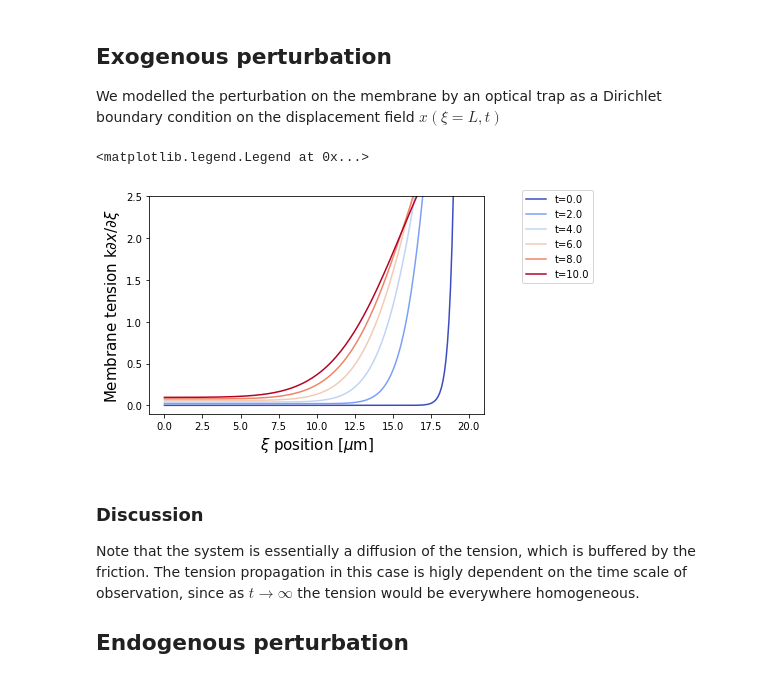
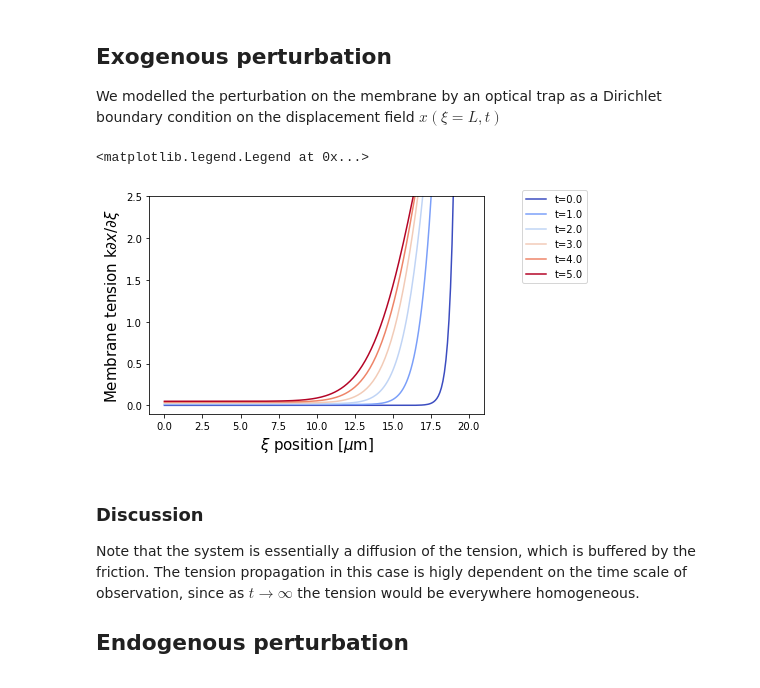
Before and after one commit to VirtualEmbryo/membrane-cortex-tension, a Jupyter notebook: main.ipynb, the cells around one changed output. Saved outputs shown, nothing was run; the diff lists cells and outputs as text; code cells hidden in the pictures.

```diff
--- a/main.ipynb
+++ b/main.ipynb
@@ -103,7 +103,7 @@ imposed_displacement = 0.01 * L    # [um]  imposed displacement 5% of the membra
 imposed_velocity = 0.0
 time_step = 0.1
 
-tf = 10
+tf = 5
 average_force = []
 time_current = 0
 i = 0
@@ -127,35 +127,35 @@ def right_end(x, on_boundary):
 bc = ([DirichletBC(problem.Q, Constant((0.,0.)), left_end),
                 DirichletBC(problem.Q.sub(1), problem.imposed_velocity, right_end),
                 DirichletBC(problem.Q.sub(0), problem.imposed_displacement, right_end)])
 
 
 fig1 = plt.figure(1)
 
 
 while time_current< tf:
 
         problem.solve(bc)
         membrane_force = project(k*problem.q_solution.sub(0).dx(0), problem.Q.sub(0).collapse())
         average_force= np.append(average_force, membrane_force(L/2))
 
-        if i%20 == 0:
+        if i%10 == 0:
                 plt.figure(1)
                 plot(membrane_force, label=f"t={time_current:1.1f}",color=cm.coolwarm(i/(total_steps)))
         time_current += time_step
         i+=1
 
 
 plt.figure(1)
 # plt.title("Force developed on the membrane")
 plt.xlabel(r"$\xi$ position [$\mu$m]",size=15)
 # plt.ylabel(r"k$\partial x/\partial \xi$")
 plt.ylabel("Membrane tension " + r"k$\partial x/\partial \xi$",size=15)
 plt.ylim(-.1, 2.5)
 plt.legend(loc='upper left')
 plt.legend(bbox_to_anchor=(1.1, 1.05))
 # %% [output]
 <matplotlib.legend.Legend at 0x...>
-[figure, old version]
+[figure, new version]
 # %% [markdown]
 ### Discussion
 Note that the system is essentially a diffusion of the tension, which is buffered by the friction. The tension propagation in this case is higly dependent on the time scale of observation, since as $t \to \infty$ the tension would be everywhere homogeneous.
```
Also changed, not shown: parts of 8 cells of this notebook.
